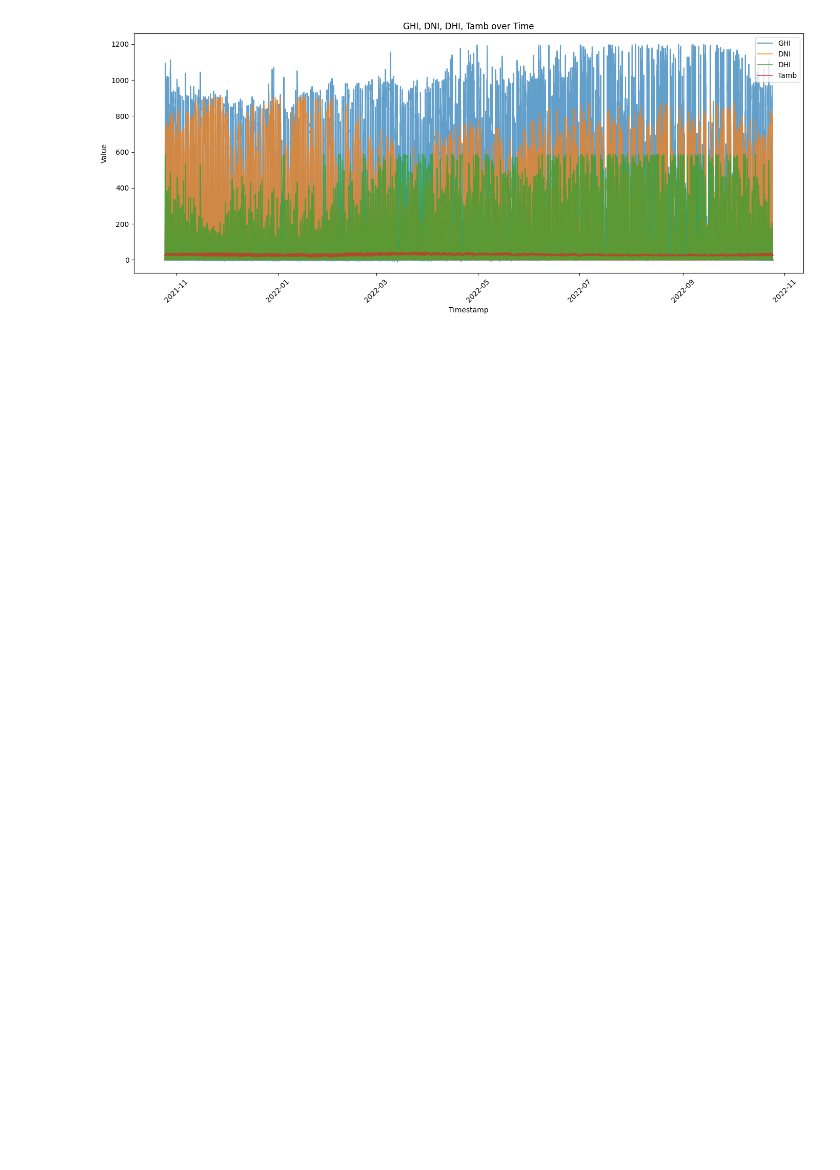
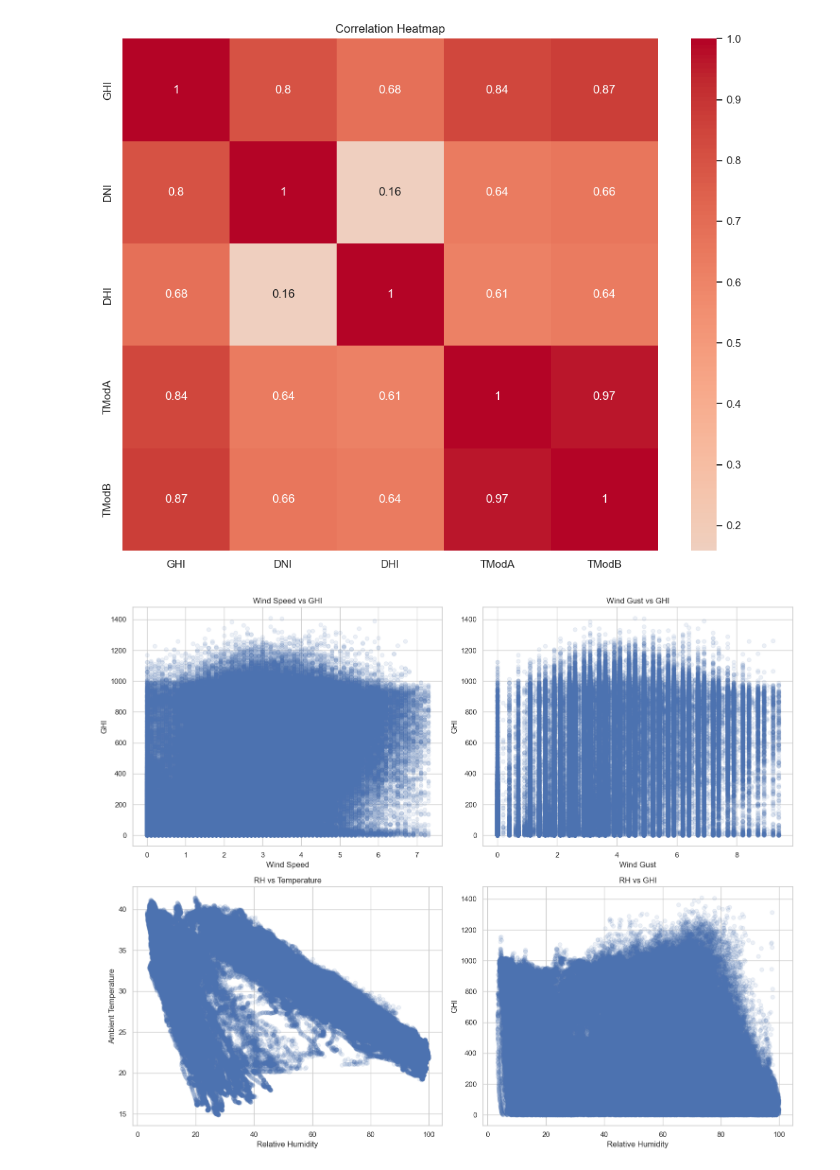
Before and after one commit to hilualemayoh21/solar-challenge-week1, a Jupyter notebook: notebooks/togo.ipynb, the cells around one changed output. Drawn from its saved outputs; the diff is of its cells as text; code cells hidden in the pictures; blank space fills up the shorter version.

Commit message:
add togos data and analysis

```diff
--- a/notebooks/togo.ipynb
+++ b/notebooks/togo.ipynb
@@ -92,7 +181,21 @@ os.makedirs("../data", exist_ok=True)
 # %%
 
+# Ensure 'Month' column exists
+cleaned_df['Month'] = cleaned_df['Timestamp'].dt.month_name()
 
-# Export cleaned DataFrame
-df_clean.to_csv("../data/togo_clean.csv", index=False)
-print("File saved to ../data/togo_clean.csv")
+# Set Seaborn style
+sns.set(style="whitegrid")
+
+# Box plot: GHI distribution by Month
+plt.figure(figsize=(12, 6))
+sns.boxplot(data=cleaned_df, x='Month', y='GHI', order=[
+    'January', 'February', 'March', 'April', 'May', 'June',
+    'July', 'August', 'September', 'October', 'November', 'December'
+])
+plt.title('GHI Distribution by Month', fontsize=16)
+plt.xlabel('Month')
+plt.ylabel('Global Horizontal Irradiance (W/m²)')
+plt.xticks(rotation=45)
+plt.tight_layout()
+plt.show()
 # %% [output]
@@ -108,16 +243,41 @@ df_clean['Hour'] = df_clean['Timestamp'].dt.hour
 # %%
-# Plot GHI, DNI, DHI, Tamb over time
-plt.figure(figsize=(14, 6))
-for col in ['GHI', 'DNI', 'DHI', 'Tamb']:
-    plt.plot(df_clean['Timestamp'], df_clean[col], label=col, alpha=0.7)
 
-plt.legend(loc='upper right')  # specify location manually
-plt.title('GHI, DNI, DHI, Tamb over Time')
-plt.xlabel('Timestamp')
-plt.ylabel('Value')
-plt.xticks(rotation=45)
+ #Correlation Analysis
+corr_cols = ['GHI', 'DNI', 'DHI', 'TModA', 'TModB']
+corr_matrix = cleaned_df[corr_cols].corr()
+
+plt.figure(figsize=(10, 8))
+sns.heatmap(corr_matrix, annot=True, cmap='coolwarm', center=0)
+plt.title('Correlation Heatmap')
 plt.tight_layout()
 plt.show()
+
+# Scatter plots
+fig, axs = plt.subplots(2, 2, figsize=(15, 12))
+
+axs[0,0].scatter(cleaned_df['WS'], cleaned_df['GHI'], alpha=0.1)
+axs[0,0].set_xlabel('Wind Speed')
+axs[0,0].set_ylabel('GHI')
+axs[0,0].set_title('Wind Speed vs GHI')
+
+axs[0,1].scatter(cleaned_df['WSgust'], cleaned_df['GHI'], alpha=0.1)
+axs[0,1].set_xlabel('Wind Gust')
+axs[0,1].set_ylabel('GHI')
+axs[0,1].set_title('Wind Gust vs GHI')
+
+axs[1,0].scatter(cleaned_df['RH'], cleaned_df['Tamb'], alpha=0.1)
+axs[1,0].set_xlabel('Relative Humidity')
+axs[1,0].set_ylabel('Ambient Temperature')
+axs[1,0].set_title('RH vs Temperature')
+
+axs[1,1].scatter(cleaned_df['RH'], cleaned_df['GHI'], alpha=0.1)
+axs[1,1].set_xlabel('Relative Humidity')
+axs[1,1].set_ylabel('GHI')
+axs[1,1].set_title('RH vs GHI')
+
+plt.tight_layout()
+plt.show()
 # %% [output]
-[figure, old version]
+[figure, new version]
+[figure, added]
 # %%
```
Also changed, not shown: parts of 24 cells of this notebook, 6 other files.
